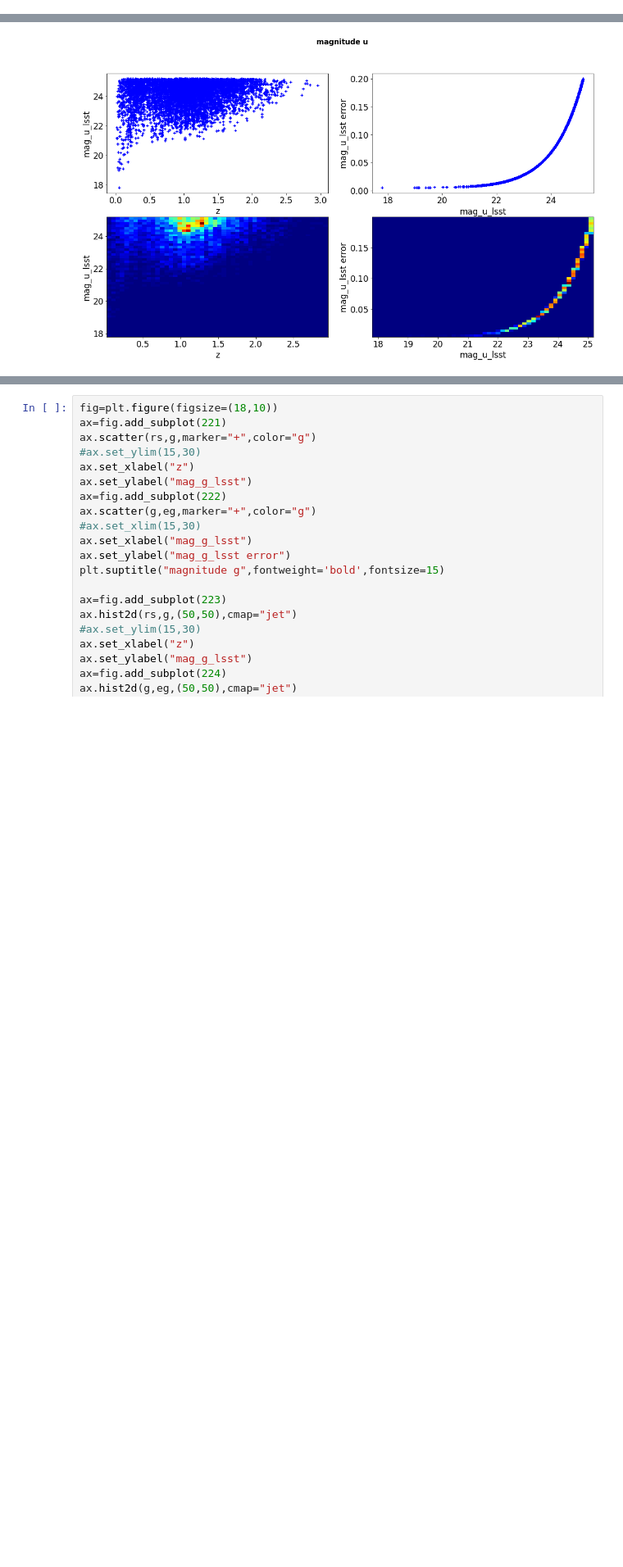
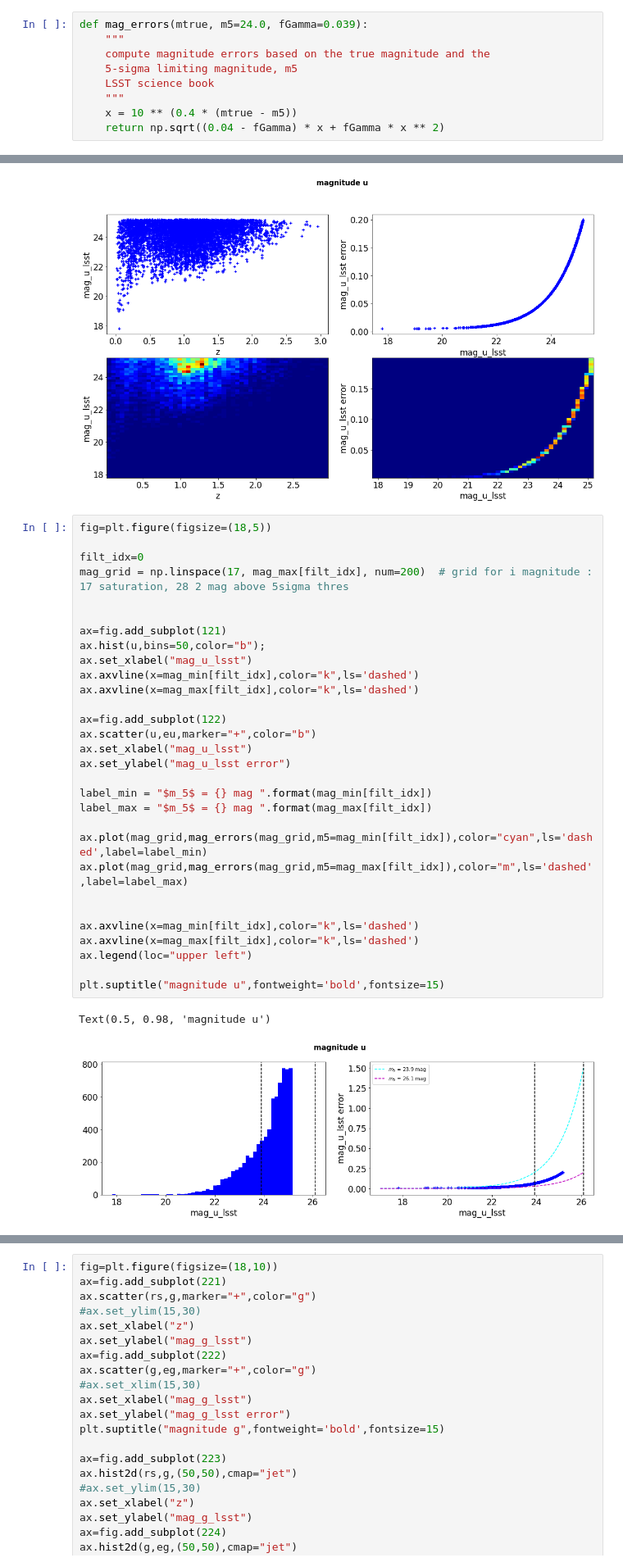
Before and after one commit to sylvielsstfr/MyDockerTools, a Jupyter notebook: UbuntuAnacondaDelightRail/notebooks/analysis_input_rail/Dumphdf5InputFileswithRAIL.ipynb, the cells around one changed output, grey strips where cells are left out. Shown at 82% size. Cells and saved outputs as stored; diff of their text form; blank space fills up the shorter version.

```diff
--- a/UbuntuAnacondaDelightRail/notebooks/analysis_input_rail/Dumphdf5InputFileswithRAIL.ipynb
+++ b/UbuntuAnacondaDelightRail/notebooks/analysis_input_rail/Dumphdf5InputFileswithRAIL.ipynb
@@ -198,0 +426,9 @@ Text(0.5, 1.0, 'redshift')
+# %%
+def mag_errors(mtrue, m5=24.0, fGamma=0.039):
+    """
+    compute magnitude errors based on the true magnitude and the
+    5-sigma limiting magnitude, m5
+    LSST science book
+    """
+    x = 10 ** (0.4 * (mtrue - m5))
+    return np.sqrt((0.04 - fGamma) * x + fGamma * x ** 2)
@@ -224,3 +462,36 @@ plt.suptitle("magnitude u",fontweight='bold',fontsize=15)
 # %% [output]
 Text(0.5, 0.98, 'magnitude u')
 [figure]
+# %%
+fig=plt.figure(figsize=(18,5))
+
+filt_idx=0
+mag_grid = np.linspace(17, mag_max[filt_idx], num=200)  # grid for i magnitude : 17 saturation, 28 2 mag above 5sigma thres
+
+
+ax=fig.add_subplot(121)
+ax.hist(u,bins=50,color="b");
+ax.set_xlabel("mag_u_lsst")
+ax.axvline(x=mag_min[filt_idx],color="k",ls='dashed')
+ax.axvline(x=mag_max[filt_idx],color="k",ls='dashed')
+
+ax=fig.add_subplot(122)
+ax.scatter(u,eu,marker="+",color="b")
+ax.set_xlabel("mag_u_lsst")
+ax.set_ylabel("mag_u_lsst error")
+
+label_min = "$m_5$ = {} mag ".format(mag_min[filt_idx])
+label_max = "$m_5$ = {} mag ".format(mag_max[filt_idx])
+
+ax.plot(mag_grid,mag_errors(mag_grid,m5=mag_min[filt_idx]),color="cyan",ls='dashed',label=label_min)
+ax.plot(mag_grid,mag_errors(mag_grid,m5=mag_max[filt_idx]),color="m",ls='dashed',label=label_max)
+
+
+ax.axvline(x=mag_min[filt_idx],color="k",ls='dashed')
+ax.axvline(x=mag_max[filt_idx],color="k",ls='dashed')
+ax.legend(loc="upper left")
+
+plt.suptitle("magnitude u",fontweight='bold',fontsize=15)
+# %% [output]
+Text(0.5, 0.98, 'magnitude u')
+[figure, added]
```
Also changed, not shown: parts of 43 cells of this notebook, 2 other files.
